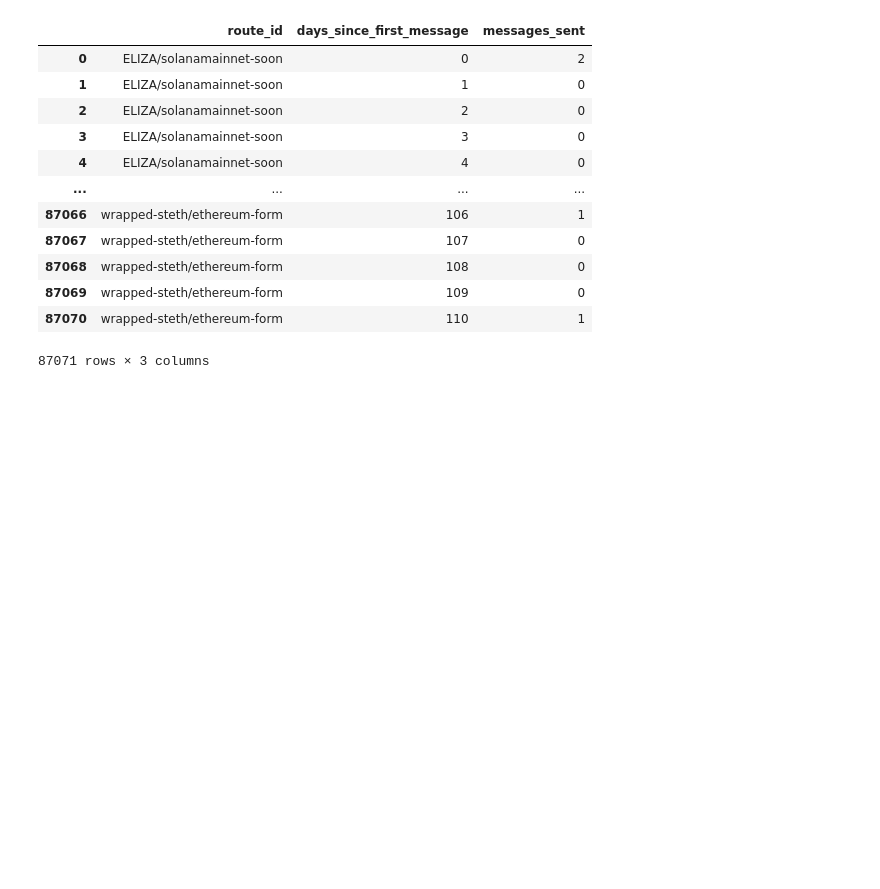
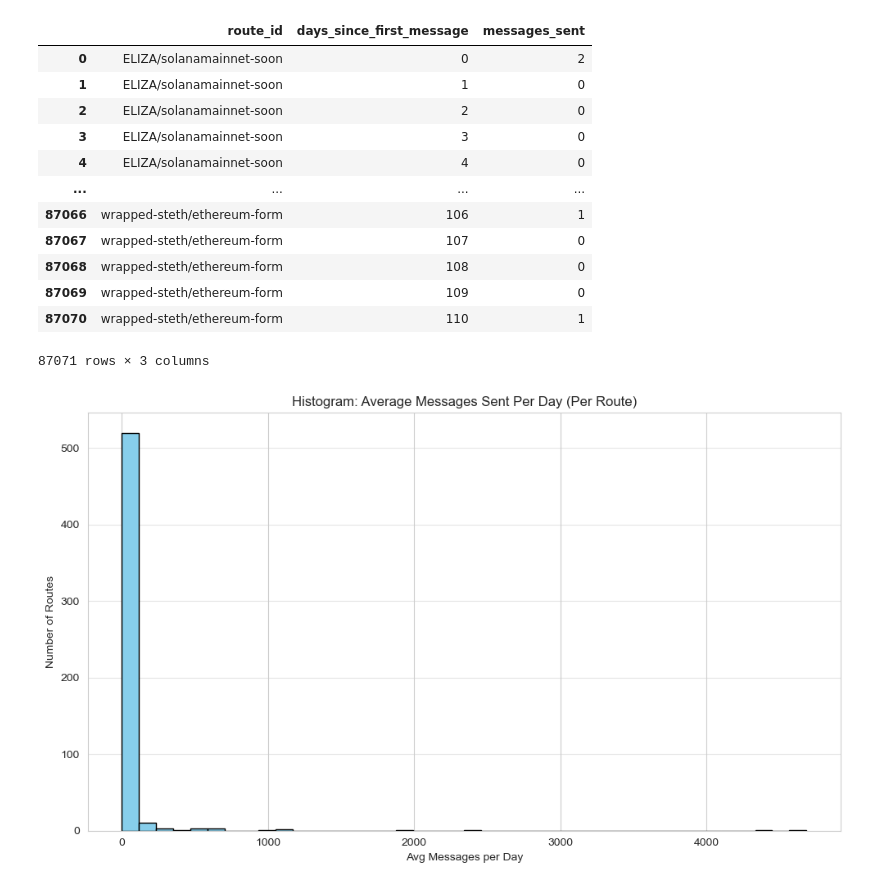
Before and after one commit to fabianriewe/hyperlane-jupyter, a Jupyter notebook: basic-stats.ipynb, the cells around one changed output. Drawn from its saved outputs; the diff is of its cells as text; code cells hidden in the pictures; blank space fills up the shorter version.

```diff
--- a/basic-stats.ipynb
+++ b/basic-stats.ipynb
@@ -311,3 +311,26 @@ cohort_complete
 | 87069 | wrapped-steth/ethereum-form | 109 | 0 |
 | 87070 | wrapped-steth/ethereum-form | 110 | 1 |
 87071 rows × 3 columns
+# %%
+# 1. Total messages and active days per route from cohort_complete
+route_summary = (
+    cohort_complete.groupby('route_id')
+    .agg(total_messages=('messages_sent', 'sum'),
+         active_days=('days_since_first_message', 'max'))
+    .reset_index()
+)
+
+# 2. Calculate average messages per day (add +1 to include day 0)
+route_summary['avg_messages_per_day'] = route_summary['total_messages'] / (route_summary['active_days'] + 1)
+
+# 3. Plot histogram
+plt.figure(figsize=(10, 6))
+plt.hist(route_summary['avg_messages_per_day'], bins=40, color='skyblue', edgecolor='black')
+plt.title('Histogram: Average Messages Sent Per Day (Per Route)')
+plt.xlabel('Avg Messages per Day')
+plt.ylabel('Number of Routes')
+plt.grid(axis='y', alpha=0.5)
+plt.tight_layout()
+plt.show()
+# %% [output]
+[figure, added]
```
Also changed, not shown: parts of 8 cells of this notebook.
